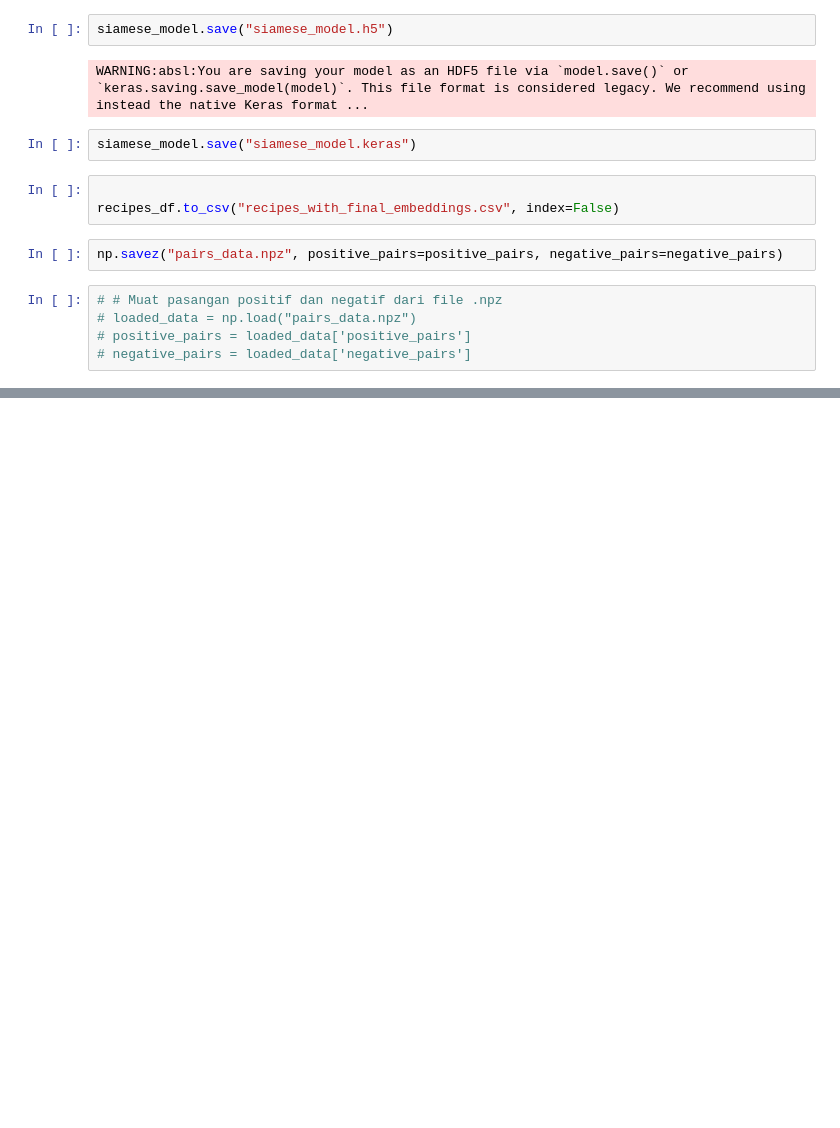
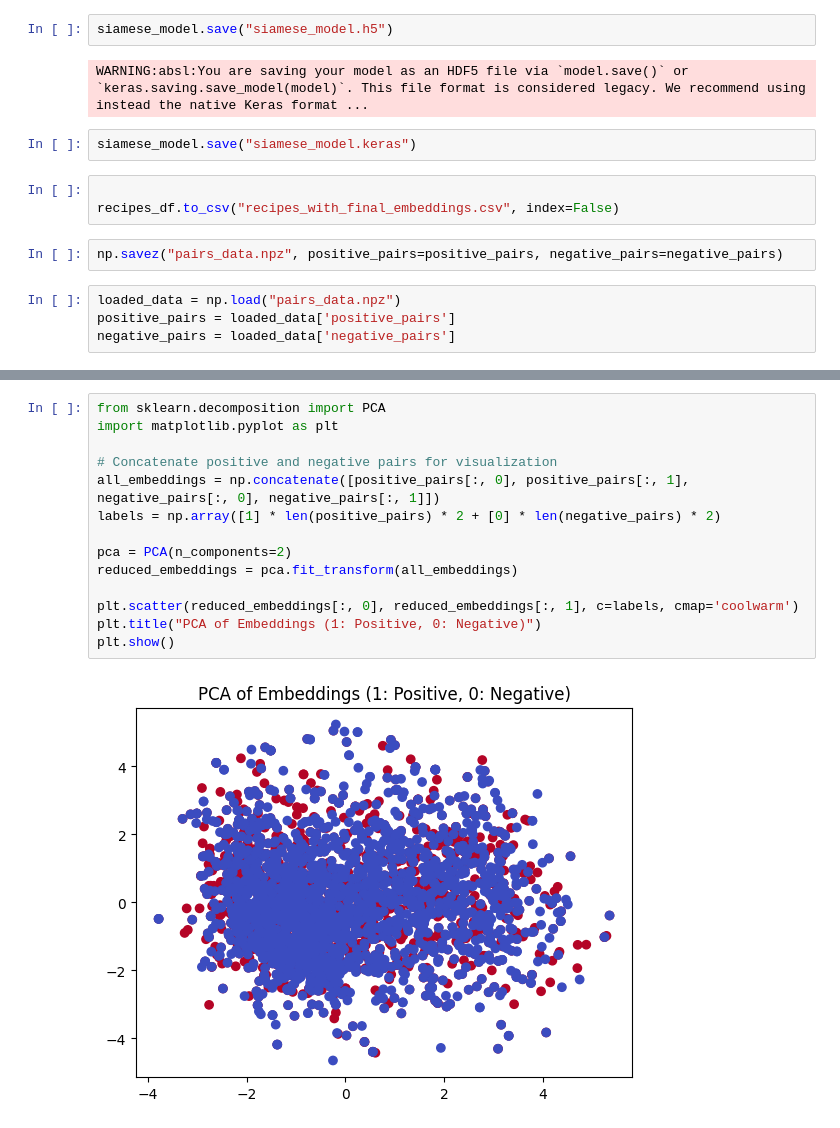
Before and after one commit to adaalif/Bangkit-Capstone-Project, a Jupyter notebook: Dataset/model_embedding.ipynb, the cells around one changed output, grey strips where cells are left out. Saved outputs shown, nothing was run; the diff lists cells and outputs as text; blank space fills up the shorter version.

```diff
--- a/Dataset/model_embedding.ipynb
+++ b/Dataset/model_embedding.ipynb
@@ -209,7 +210,6 @@ recipes_df.to_csv("recipes_with_final_embeddings.csv", index=False)
 # %%
 np.savez("pairs_data.npz", positive_pairs=positive_pairs, negative_pairs=negative_pairs)
 # %%
-# # Muat pasangan positif dan negatif dari file .npz
-# loaded_data = np.load("pairs_data.npz")
-# positive_pairs = loaded_data['positive_pairs']
-# negative_pairs = loaded_data['negative_pairs']
+loaded_data = np.load("pairs_data.npz")
+positive_pairs = loaded_data['positive_pairs']
+negative_pairs = loaded_data['negative_pairs']
@@ -215,0 +247,16 @@ np.savez("pairs_data.npz", positive_pairs=positive_pairs, negative_pairs=negativ
+# %%
+from sklearn.decomposition import PCA
+import matplotlib.pyplot as plt
+
+# Concatenate positive and negative pairs for visualization
+all_embeddings = np.concatenate([positive_pairs[:, 0], positive_pairs[:, 1], negative_pairs[:, 0], negative_pairs[:, 1]])
+labels = np.array([1] * len(positive_pairs) * 2 + [0] * len(negative_pairs) * 2)
+
+pca = PCA(n_components=2)
+reduced_embeddings = pca.fit_transform(all_embeddings)
+
+plt.scatter(reduced_embeddings[:, 0], reduced_embeddings[:, 1], c=labels, cmap='coolwarm')
+plt.title("PCA of Embeddings (1: Positive, 0: Negative)")
+plt.show()
+# %% [output]
+[figure, added]
```
Also changed, not shown: parts of 3 cells of this notebook, 2 other files.
